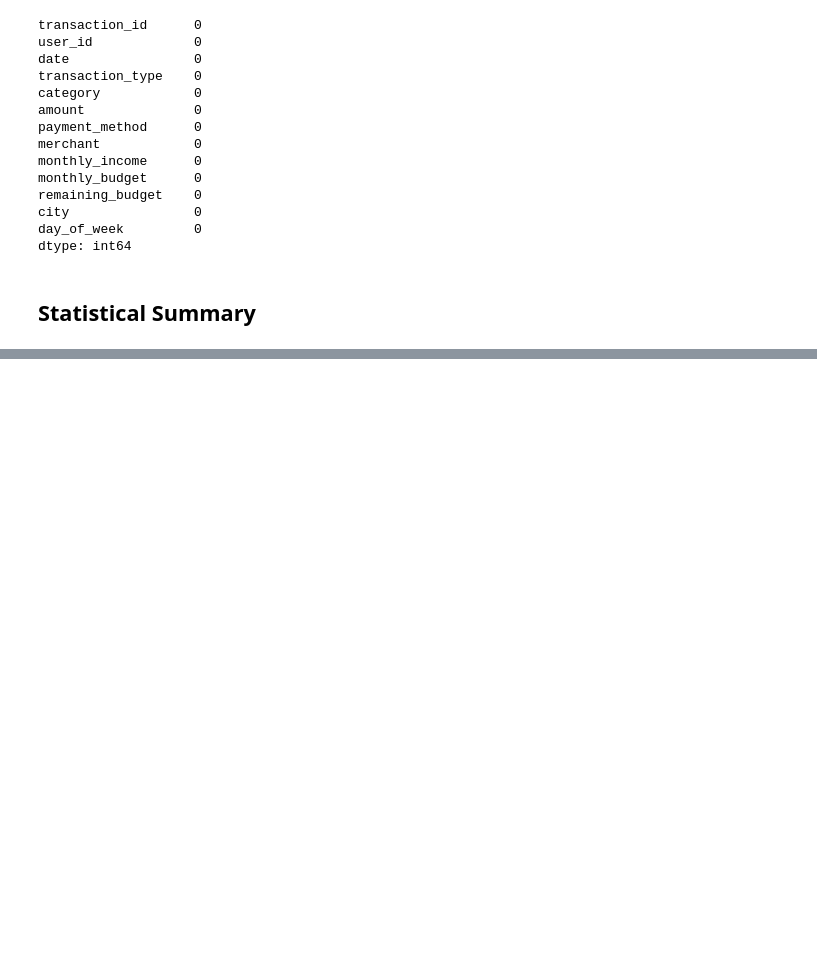
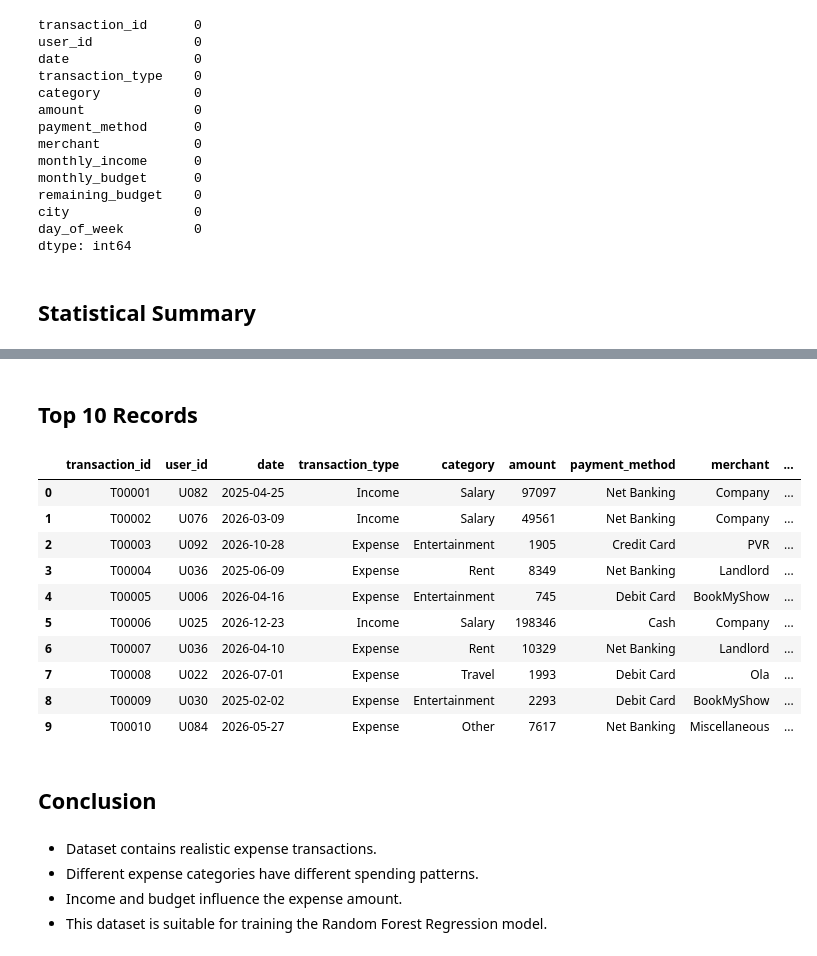
Before and after one commit to infi-karthik14/Budgeting_App, a Jupyter notebook: python_ml/notebooks/expense_analysis.ipynb, the cells around one changed output, grey strips where cells are left out. Drawn from its saved outputs; the diff is of its cells as text; code cells hidden in the pictures; blank space fills up the shorter version.

```diff
--- a/python_ml/notebooks/expense_analysis.ipynb
+++ b/python_ml/notebooks/expense_analysis.ipynb
@@ -72,0 +155,23 @@ NameError: name 'describe' is not defined
+# %% [markdown]
+## Top 10 Records
+# %%
+df.head(10)
+# %% [output]
+|  | transaction_id | user_id | date | transaction_type | category | amount | payment_method | merchant | ... |
+| 0 | T00001 | U082 | 2025-04-25 | Income | Salary | 97097 | Net Banking | Company | ... |
+| 1 | T00002 | U076 | 2026-03-09 | Income | Salary | 49561 | Net Banking | Company | ... |
+| 2 | T00003 | U092 | 2026-10-28 | Expense | Entertainment | 1905 | Credit Card | PVR | ... |
+| 3 | T00004 | U036 | 2025-06-09 | Expense | Rent | 8349 | Net Banking | Landlord | ... |
+| 4 | T00005 | U006 | 2026-04-16 | Expense | Entertainment | 745 | Debit Card | BookMyShow | ... |
+| 5 | T00006 | U025 | 2026-12-23 | Income | Salary | 198346 | Cash | Company | ... |
+| 6 | T00007 | U036 | 2026-04-10 | Expense | Rent | 10329 | Net Banking | Landlord | ... |
+| 7 | T00008 | U022 | 2026-07-01 | Expense | Travel | 1993 | Debit Card | Ola | ... |
+| 8 | T00009 | U030 | 2025-02-02 | Expense | Entertainment | 2293 | Debit Card | BookMyShow | ... |
+| 9 | T00010 | U084 | 2026-05-27 | Expense | Other | 7617 | Net Banking | Miscellaneous | ... |
+# %% [markdown]
+## Conclusion
+# %% [markdown]
+- Dataset contains realistic expense transactions.
+- Different expense categories have different spending patterns.
+- Income and budget influence the expense amount.
+- This dataset is suitable for training the Random Forest Regression model.
```
Also changed, not shown: parts of 11 cells of this notebook, 4 other files.
